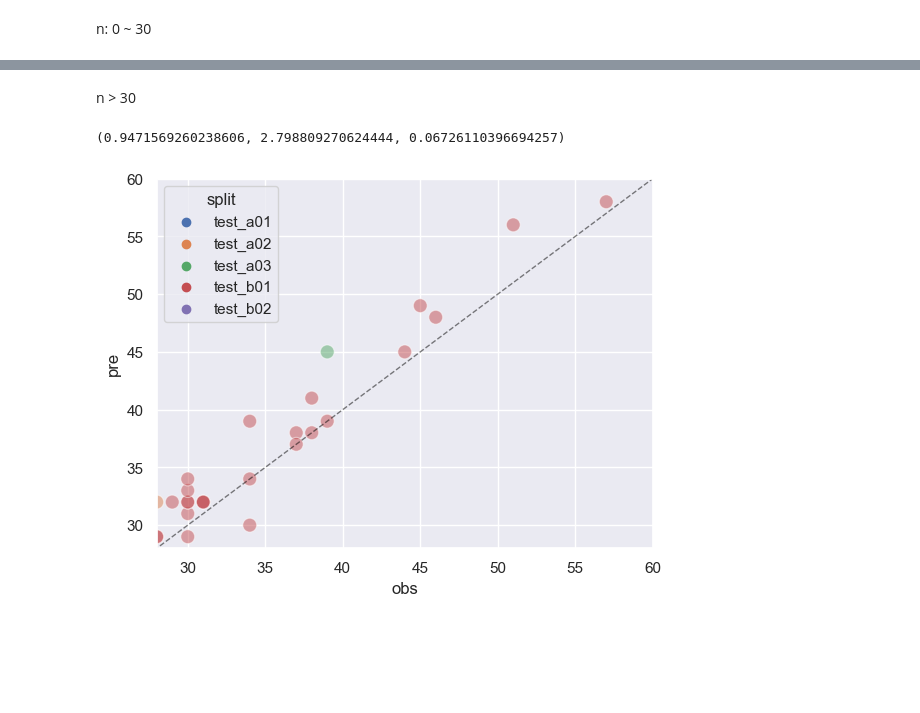
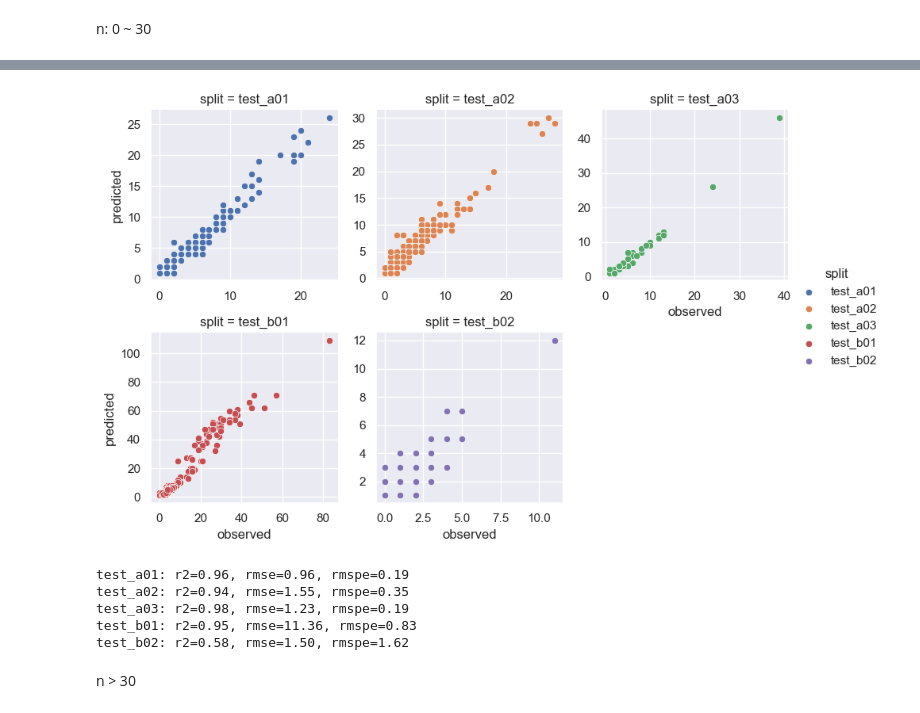
Before and after one commit to Niche-Lab/ant-detective, a Jupyter notebook: _7a_eval_study1.ipynb, the cells around one changed output, grey strips where cells are left out. Saved outputs shown, nothing was run; the diff lists cells and outputs as text; code cells hidden in the pictures; blank space fills up the shorter version.

```diff
--- a/_7a_eval_study1.ipynb
+++ b/_7a_eval_study1.ipynb
@@ -86,19 +89,24 @@ r2_rmse(df_s1.query("obs <= 30"))
+# %%
+# facet grid
+g = sns.FacetGrid(df_s1, col="split", col_wrap=3,
+                  hue="split", sharex=False, sharey=False)
+g.map(sns.scatterplot, "obs", "pre")
+g.set_axis_labels("observed", "predicted")
+# plot diagonal line for each facet
+g.add_legend()
+plt.savefig("out/plot_s1.png", dpi=300)
+# %% [output]
+[figure, added]
+# %%
+for s in ls_test_s1:
+    df_temp = df_s1.query(f"split == '{s}'")
+    r2, rmse, rmspe = r_rmse(df_temp)
+    print(f"{s}: r2={r2:.2f}, rmse={rmse:.2f}, rmspe={rmspe:.2f}")
+# %% [output]
+test_a01: r2=0.96, rmse=0.96, rmspe=0.19
+test_a02: r2=0.94, rmse=1.55, rmspe=0.35
+test_a03: r2=0.98, rmse=1.23, rmspe=0.19
+test_b01: r2=0.95, rmse=11.36, rmspe=0.83
+test_b02: r2=0.58, rmse=1.50, rmspe=1.62
 # %% [markdown]
 n > 30
-# %%
-sns.scatterplot(data=df_s1,
-                x="obs", y="pre", hue="split",
-                # dot size
-                s=100, alpha=0.5)
-# draw a diagonal line
-plt.plot([-10, 100], [-10, 100], color="black",
-         linestyle="--",
-         alpha=0.5,
-         linewidth=1)
-plt.xlim(28, 60)
-plt.ylim(28, 60)
-plt.savefig("out/plot_s1_n30_60.png", dpi=300)
-r2_rmse(df_s1.query("obs > 30"))
-# %% [output]
-(0.9471569260238606, 2.798809270624444, 0.06726110396694257)
-[figure, removed]
```
Also changed, not shown: parts of 5 cells of this notebook, 3 other files.
